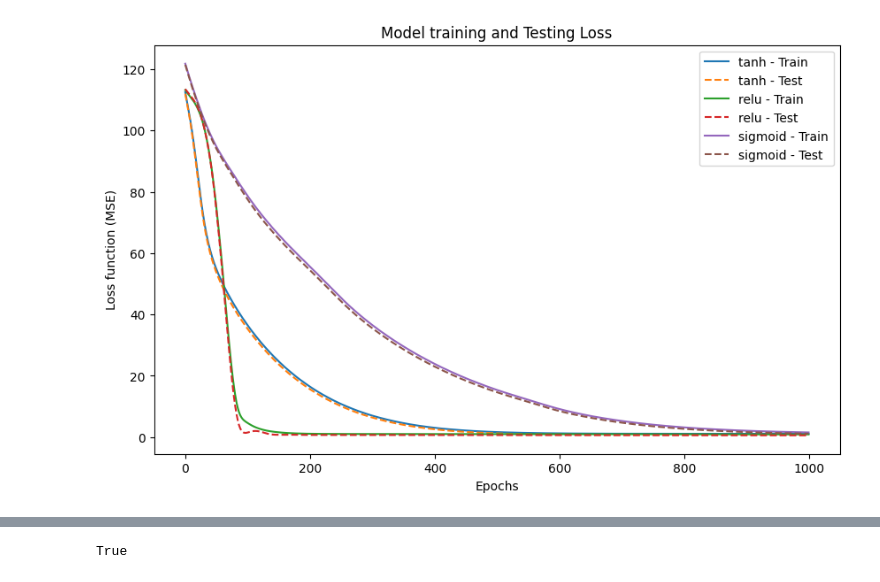
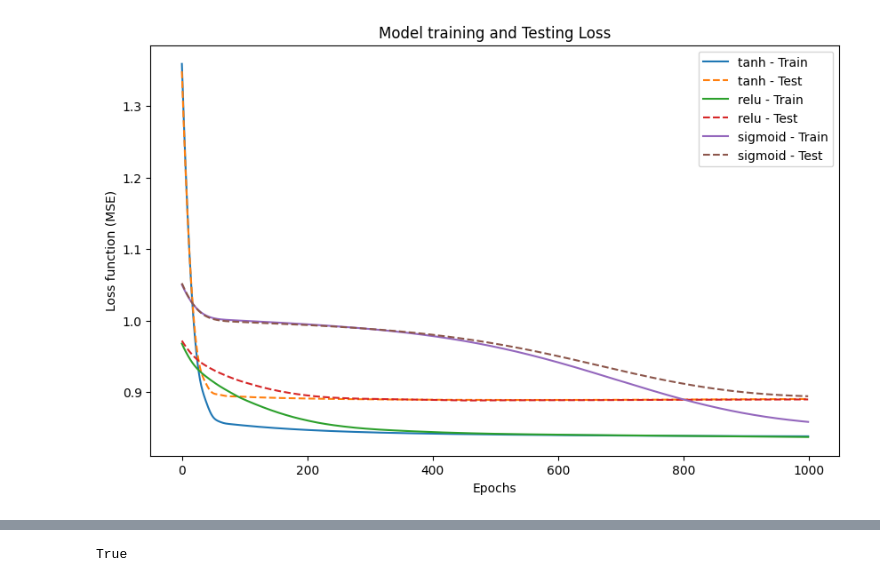
Before and after one commit to lucas-orfei/mestrado, a Jupyter notebook: NN_regression_3det.ipynb, the cells around one changed output, grey strips where cells are left out. Drawn from its saved outputs; the diff is of its cells as text; code cells hidden in the pictures.

Commit message:
Retirada das médias
Retirei as médias e deixei valores unitárias para cada simulação, além disso implementei ferramentas na rede neural

```diff
--- a/NN_regression_3det.ipynb
+++ b/NN_regression_3det.ipynb
@@ -114,6 +118,7 @@ y = np.array(y)
 import torch
 import torch.nn as nn
 import torch.optim as optim
+import torch.nn.init as init
 
 # Arquitetura
 
@@ -126,6 +131,13 @@ class NeuralNetwork(nn.Module):
         self.hidden2 = nn.Linear(64,64) # Segunda camada oculta
         self.hidden3 = nn.Linear(64,32) # Terceira camada oculta
         self.output = nn.Linear(32,2) # Camada de saída com 2 valores contínuos
+
+        # Inicialização Xavier/Glorot para os pesos
+        init.xavier_normal_(self.hidden1.weight)
+        init.xavier_normal_(self.hidden2.weight)
+        init.xavier_normal_(self.hidden3.weight)
+        init.xavier_normal_(self.output.weight)
+
         self.activation = activation
         self.dropout = nn.Dropout(dropout_prob)
 
@@ -169,10 +195,11 @@ def train_model(activation_function):
     criterion = nn.MSELoss()
 
     # Otimizador Adam (Adaptive Moment Estimation)
-    optimizer = optim.Adam(model.parameters(), lr = 0.001)
+    optimizer = optim.Adam(model.parameters(), lr = 0.0001)
 
     loss_list = []
     test_loss_list = []
+    uncertainty_list = []
 
     #x_train_tensor = torch.tensor(x, dtype= torch.float32)
     #y_train_tensor = torch.tensor(y, dtype= torch.float32)
@@ -191,6 +218,8 @@ def train_model(activation_function):
         loss_list.append(loss.item())
         # Retropropagação
         loss.backward()
+        # Gradient Clipping (limite de 1.0)
+        torch.nn.utils.clip_grad_norm_(model.parameters(), max_norm=1.0)
         # Atualiza os parâmetros
         optimizer.step()
 
@@ -201,9 +230,21 @@ def train_model(activation_function):
             test_loss = criterion(test_outputs, y_test_tensor)
             test_loss_list.append(test_loss.item())
 
+        if (epoch + 1) % 100 == 0:
+            model.eval()
+            with torch.no_grad():
+                # Amostras MC Dropout para incerteza
+                mc_samples = 100
+                preds = []
+                for _ in range(mc_samples):
+                    preds.append(model(x_test_tensor).detach().numpy())
+                preds = np.array(preds)
+                uncertainty = preds.var(axis=0).mean()
+                uncertainty_list.append(uncertainty)
+
         if (epoch+1) % 100 == 0:
             print(f'Epoch [{epoch+1}/{epochs}], Loss: {loss.item():.4f}, Test Loss: {test_loss.item():.4f}')
 
-    return model, loss_list, test_loss_list
+    return model, loss_list, test_loss_list, uncertainty_list
 # %%
 # Cálculo das incertezas com o método Monte Carlo Dropout
@@ -224,20 +265,22 @@ activation_functions = ['tanh', 'relu', 'sigmoid']
 models = {}
 train_losses = {}
 test_losses = {}
-mc_means = {}
-mc_uncertainties = {}
+#mc_means = {}
+#mc_uncertainties = {}
+uncertainties = {}
 
 for activation in activation_functions:
     print(f'Treinando com função de ativação: {activation}')
-    model, train_loss, test_loss = train_model(activation)
+    model, train_loss, test_loss, uncertainty = train_model(activation)
     # Armazenamento dos resultados
     train_losses[activation] = train_loss
     test_losses[activation] = test_loss
     models[activation] = model
+    uncertainties[activation] = uncertainty
     # Cálculo das incertezas com Dropout
-    mc_mean, mc_uncertainty = mc_dropout_predictions(model, x_test_tensor, num_samples=100)
-    mc_means[activation] = mc_mean
-    mc_uncertainties[activation] = mc_uncertainty
+    #mc_mean, mc_uncertainty = mc_dropout_predictions(model, x_test_tensor, num_samples=100)
+    #mc_means[activation] = mc_mean
+    #mc_uncertainties[activation] = mc_uncertainty
 
 
 import matplotlib.pyplot as plt
@@ -273 +316 @@ Epoch [1000/1000], Loss: 1.5418, Test Loss: 1.1300
-[figure, old version]
+[figure, new version]
```
Also changed, not shown: parts of 19 cells of this notebook, 1 other file.
